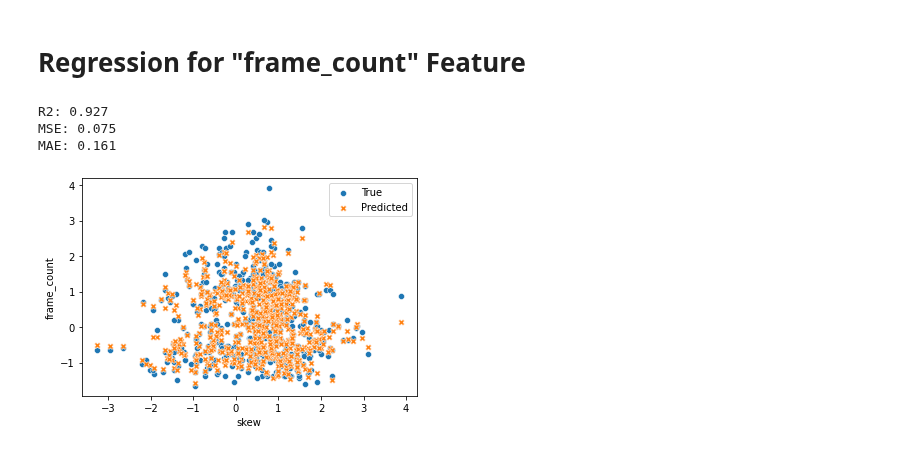
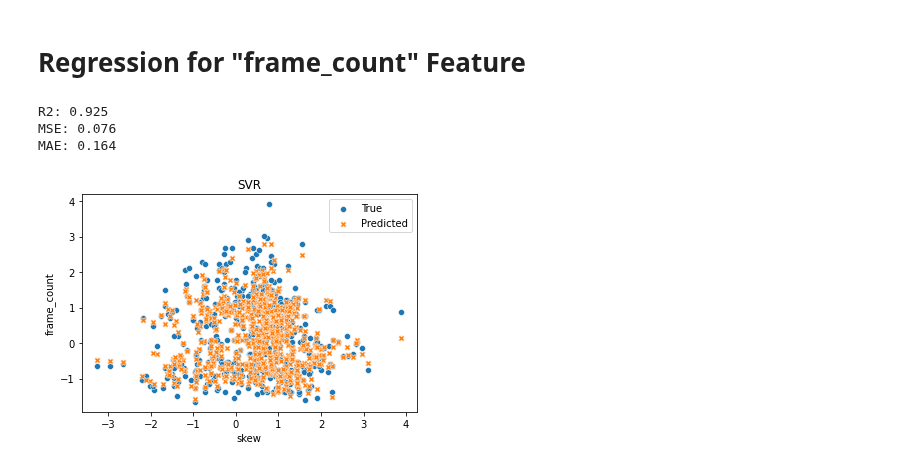
Before and after one commit to Diabelny/Data-Mining-2, a Jupyter notebook: Task2_Advance_Regression/Regression.ipynb, the cells around one changed output. Drawn from its saved outputs; the diff is of its cells as text; code cells hidden in the pictures.

```diff
--- a/Task2_Advance_Regression/Regression.ipynb
+++ b/Task2_Advance_Regression/Regression.ipynb
@@ -93,6 +93,10 @@ for x in lista_tuple_uniche:
 to_delete = set(lista1)
 # %%
 to_delete.discard('frame_count')
+to_delete.add('length_w1')
+to_delete.add('length_w2')
+to_delete.add('length_w3')
+to_delete.add('length_w4')
 df_train.drop(to_delete,axis=1,inplace=True)
 df_test.drop(to_delete,axis=1,inplace=True)
 c = df_train.columns[df_train.eq(df_train.iloc[0]).all()].tolist()
@@ -174,13 +178,14 @@ print('R2: %.3f' % r2_score(y_test, y_pred))
 print('MSE: %.3f' % mean_squared_error(y_test, y_pred))
 print('MAE: %.3f' % mean_absolute_error(y_test, y_pred))
 # %% [output]
-R2: 0.927
-MSE: 0.075
-MAE: 0.161
+R2: 0.925
+MSE: 0.076
+MAE: 0.164
 # %%
 sns.scatterplot(data=df_test, x="skew", y="frame_count", label="True")
 sns.scatterplot(data=df_test, x="skew", y=reg.predict(X_test), label="Predicted", marker="X")
+plt.title('SVR')
 plt.legend()
 plt.show()
 # %% [output]
-[figure, old version]
+[figure, new version]
```
Also changed, not shown: parts of 12 cells of this notebook.
